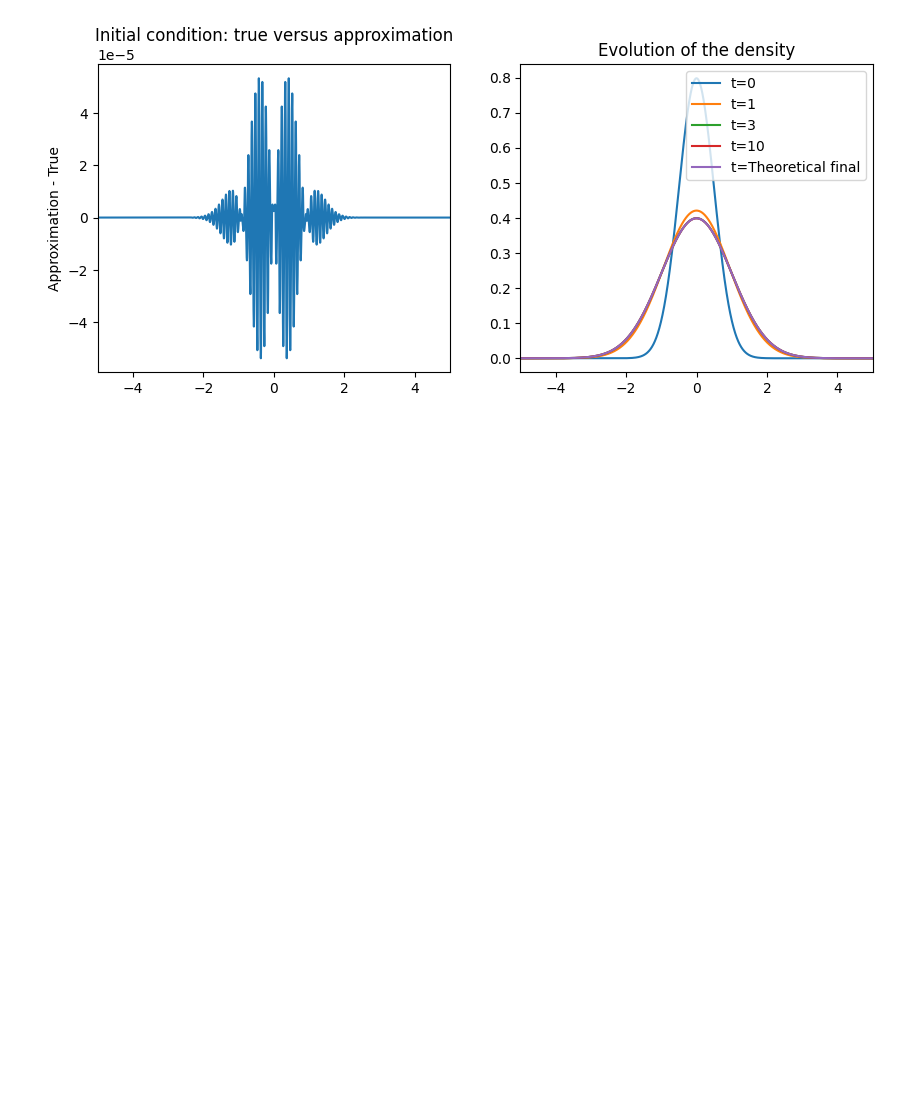
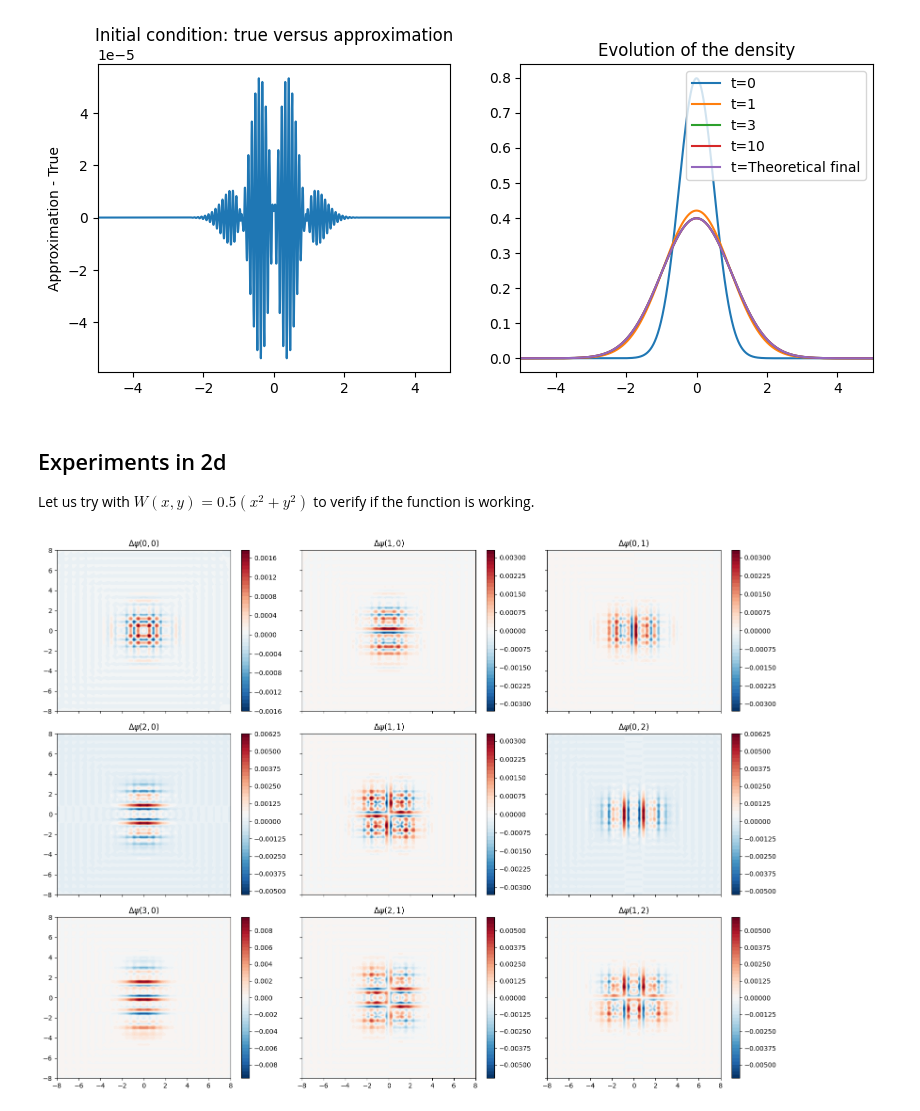
Before and after one commit to lucasmoschen/spectral-fp-opt-control, a Jupyter notebook: notebooks/schrodinger_operator.ipynb, the cells around one changed output. Cells and saved outputs as stored; diff of their text form; code cells hidden in the pictures; blank space fills up the shorter version.

```diff
--- a/notebooks/schrodinger_operator.ipynb
+++ b/notebooks/schrodinger_operator.ipynb
@@ -304,3 +139,59 @@ ax[1].set_xlim((-5,5))
 plt.show()
 # %% [output]
 [figure]
+# %% [markdown]
+## Experiments in 2d
+
+Let us try with $W(x,y) = 0.5(x^2 + y^2)$ to verify if the function is working.
+# %%
+# WolframNDEigensystem for 2d
+kernel_path = '/Applications/Wolfram.app/Contents/MacOS/WolframKernel'
+approximator = WolframNDEigensystemApproximator(
+    kernel_path,
+    potential_expr="0.5*(x^2+y^2)",
+    L=(8.0, 8.0),
+    N=500,
+    sigma=1.0,
+    options={"MaxCellMeasure": 0.5}
+)
+
+def initial_condition(x, y):
+    return np.exp(-(x**2 + y**2))
+
+solver = SchrodingerSolver(approximator, psi0=initial_condition, num_eigen=20)
+# %%
+def eigenfunction(x, n, sigma=1.0):
+    alpha = (1/(2*sigma))**0.25
+    N_n = np.sqrt(alpha / (np.sqrt(np.pi) * (2**n) * factorial(n)))
+    return N_n * np.exp(-0.5 * (alpha * x)**2) * eval_hermite(n, alpha * x)
+
+def eigenfunction_2d(x, y, n_x, n_y, sigma=1.0):
+    psi_x = eigenfunction(x, n_x, sigma)
+    psi_y = eigenfunction(y, n_y, sigma)
+    return np.outer(psi_x, psi_y)
+
+
+fig, ax = plt.subplots(3, 3, figsize=(16, 12), sharex=True, sharey=True)
+eigen_pairs = [(0, 0), (1, 0), (0, 1), (2, 0), (1, 1), (0, 2), (3, 0), (2, 1), (1, 2)]
+same_eigenvals = [grp for g in range(1, 5) for grp in [list(range((g-1)*g//2, g*(g+1)//2))]*g]
+measure = solver.dx * solver.dy
+
+for i, (n_x, n_y) in enumerate(eigen_pairs):
+
+    psi_th = eigenfunction_2d(solver.x, solver.y, n_x, n_y, sigma=1.0)
+    indices_same_eigval = same_eigenvals[i]
+    psi_subspace = np.array([solver.eigfuncs[:, :, idx] for idx in indices_same_eigval])
+    coeffs = np.array([np.sum(psi * psi_th) * measure for psi in psi_subspace])
+    norm = np.sqrt(np.sum(np.abs(coeffs)**2))
+    psi_match = np.sum(coeffs[:, None, None] * psi_subspace, axis=0) / norm
+
+    diff = psi_th - psi_match
+
+    im = ax[i // 3, i % 3].contourf(solver.y, solver.x, diff, 50, cmap='RdBu_r')
+    ax[i // 3, i % 3].set_title(r'$\Delta\psi({},{})$'.format(n_x, n_y))
+    fig.colorbar(im, ax=ax[i // 3, i % 3])
+
+plt.tight_layout()
+plt.show()
+# %% [output]
+[figure, added]
```
Also changed, not shown: parts of 11 cells of this notebook, 2 other files.
